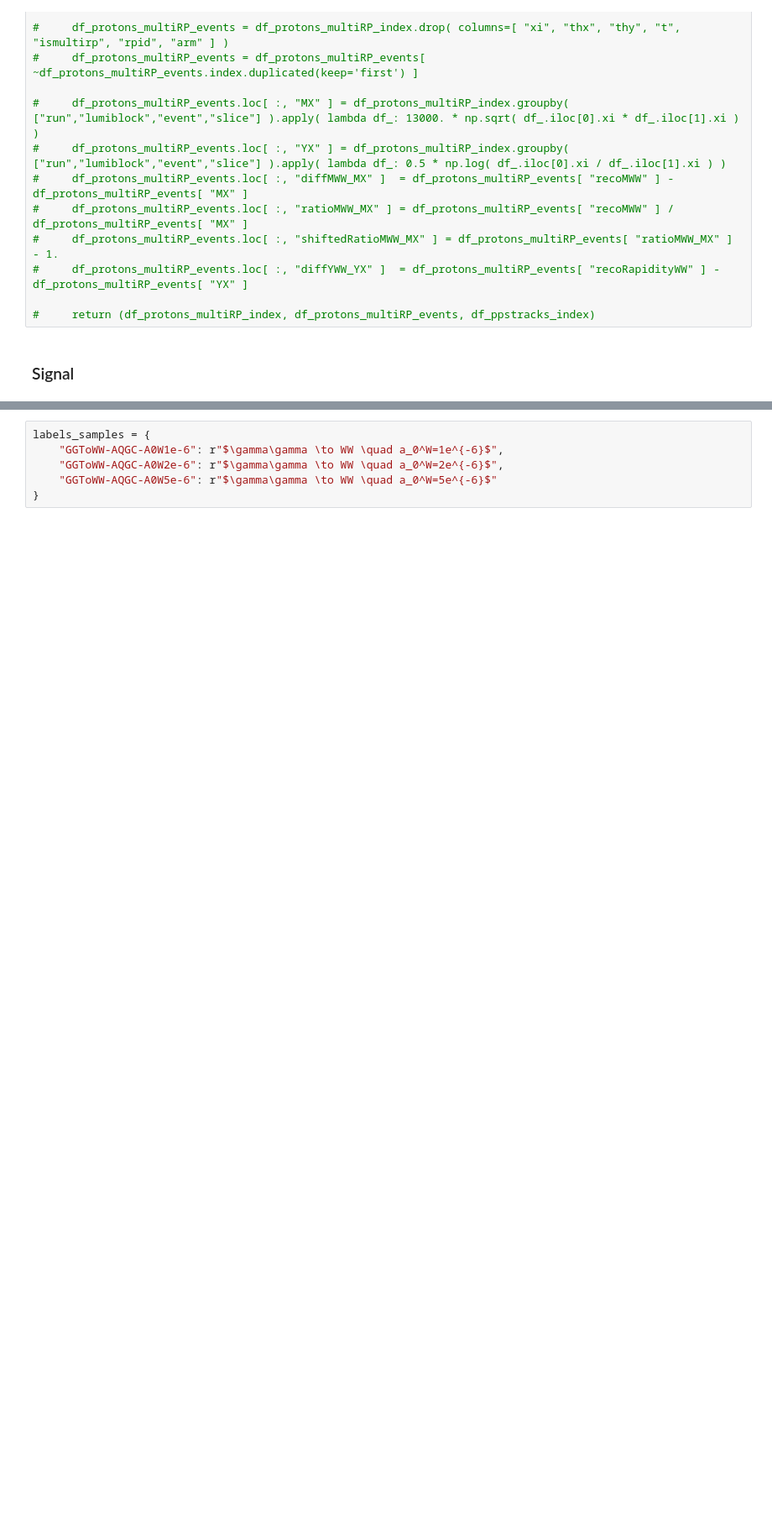
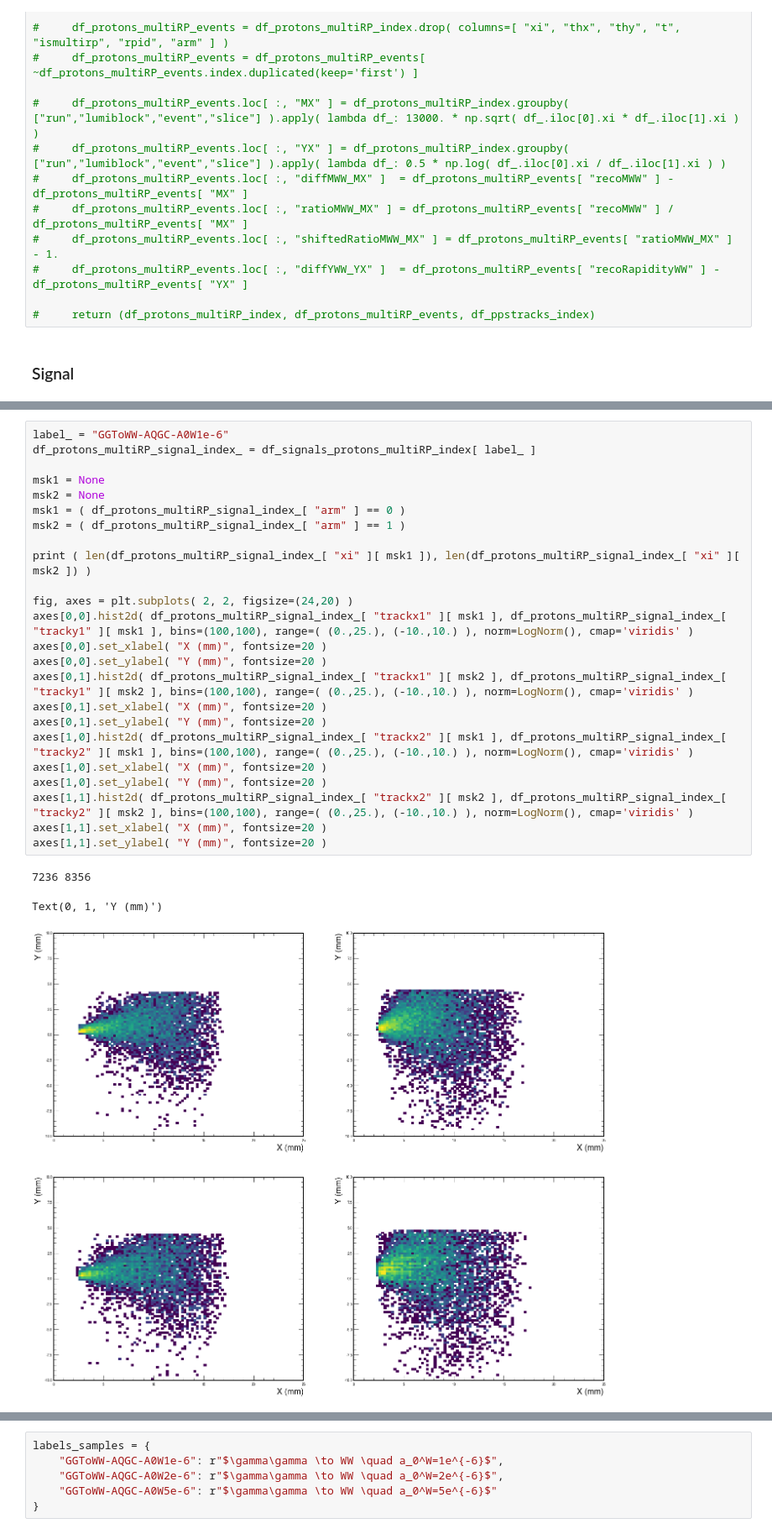
Before and after one commit to miguelgallo/pps-ww-analysis-notebook, a Jupyter notebook: Data-Inspection.ipynb, the cells around one changed output, grey strips where cells are left out. Shown at 84% size. Drawn from its saved outputs; the diff is of its cells as text; blank space fills up the shorter version.

```diff
--- a/Data-Inspection.ipynb
+++ b/Data-Inspection.ipynb
@@ -280,0 +455,28 @@ Total time elapsed: 27
+# %%
+label_ = "GGToWW-AQGC-A0W1e-6"
+df_protons_multiRP_signal_index_ = df_signals_protons_multiRP_index[ label_ ]
+
+msk1 = None
+msk2 = None
+msk1 = ( df_protons_multiRP_signal_index_[ "arm" ] == 0 )
+msk2 = ( df_protons_multiRP_signal_index_[ "arm" ] == 1 )
+
+print ( len(df_protons_multiRP_signal_index_[ "xi" ][ msk1 ]), len(df_protons_multiRP_signal_index_[ "xi" ][ msk2 ]) )
+
+fig, axes = plt.subplots( 2, 2, figsize=(24,20) )
+axes[0,0].hist2d( df_protons_multiRP_signal_index_[ "trackx1" ][ msk1 ], df_protons_multiRP_signal_index_[ "tracky1" ][ msk1 ], bins=(100,100), range=( (0.,25.), (-10.,10.) ), norm=LogNorm(), cmap='viridis' )
+axes[0,0].set_xlabel( "X (mm)", fontsize=20 )
+axes[0,0].set_ylabel( "Y (mm)", fontsize=20 )
+axes[0,1].hist2d( df_protons_multiRP_signal_index_[ "trackx1" ][ msk2 ], df_protons_multiRP_signal_index_[ "tracky1" ][ msk2 ], bins=(100,100), range=( (0.,25.), (-10.,10.) ), norm=LogNorm(), cmap='viridis' )
+axes[0,1].set_xlabel( "X (mm)", fontsize=20 )
+axes[0,1].set_ylabel( "Y (mm)", fontsize=20 )
+axes[1,0].hist2d( df_protons_multiRP_signal_index_[ "trackx2" ][ msk1 ], df_protons_multiRP_signal_index_[ "tracky2" ][ msk1 ], bins=(100,100), range=( (0.,25.), (-10.,10.) ), norm=LogNorm(), cmap='viridis' )
+axes[1,0].set_xlabel( "X (mm)", fontsize=20 )
+axes[1,0].set_ylabel( "Y (mm)", fontsize=20 )
+axes[1,1].hist2d( df_protons_multiRP_signal_index_[ "trackx2" ][ msk2 ], df_protons_multiRP_signal_index_[ "tracky2" ][ msk2 ], bins=(100,100), range=( (0.,25.), (-10.,10.) ), norm=LogNorm(), cmap='viridis' )
+axes[1,1].set_xlabel( "X (mm)", fontsize=20 )
+axes[1,1].set_ylabel( "Y (mm)", fontsize=20 )
+# %% [output]
+7236 8356
+Text(0, 1, 'Y (mm)')
+[figure, added]
```
Also changed, not shown: parts of 56 cells of this notebook, 10 other files.
